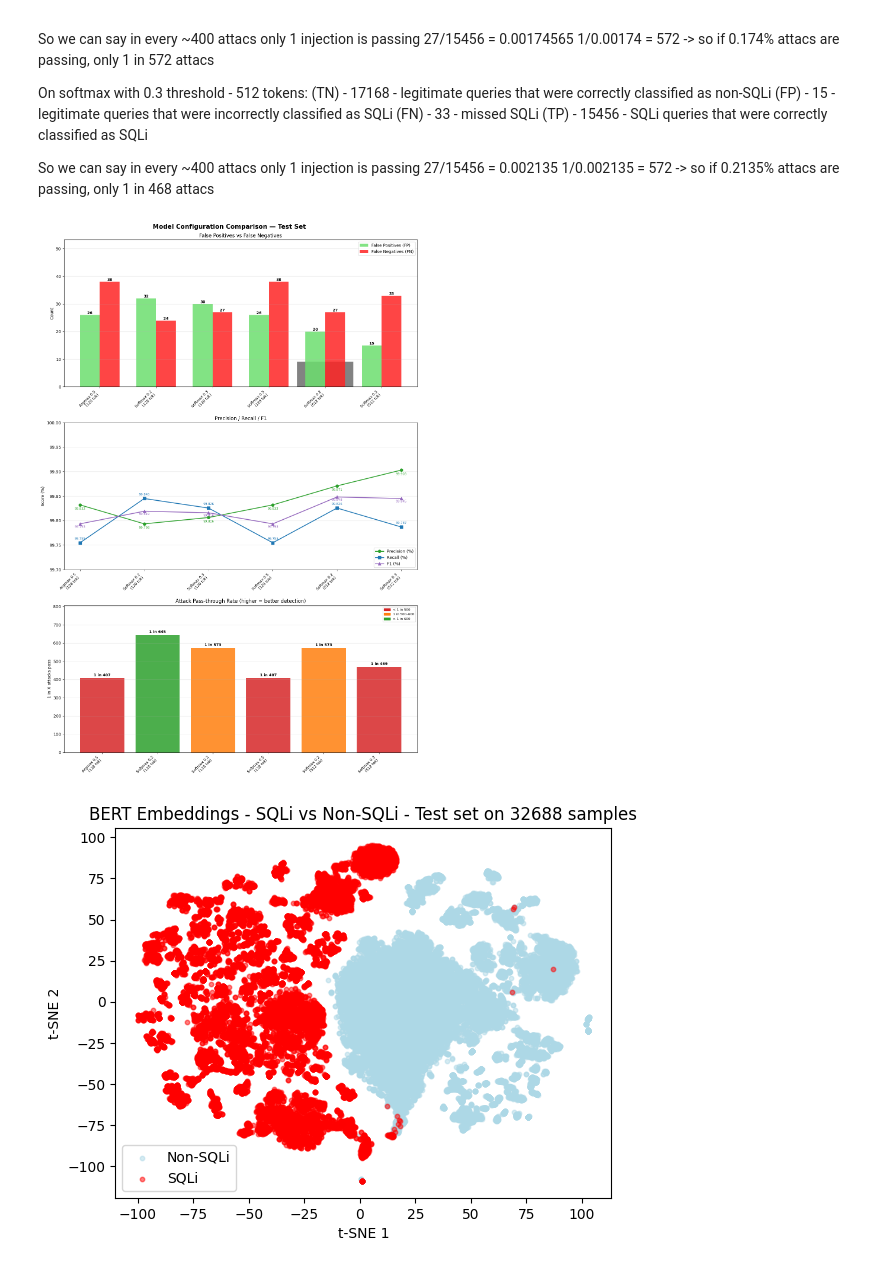
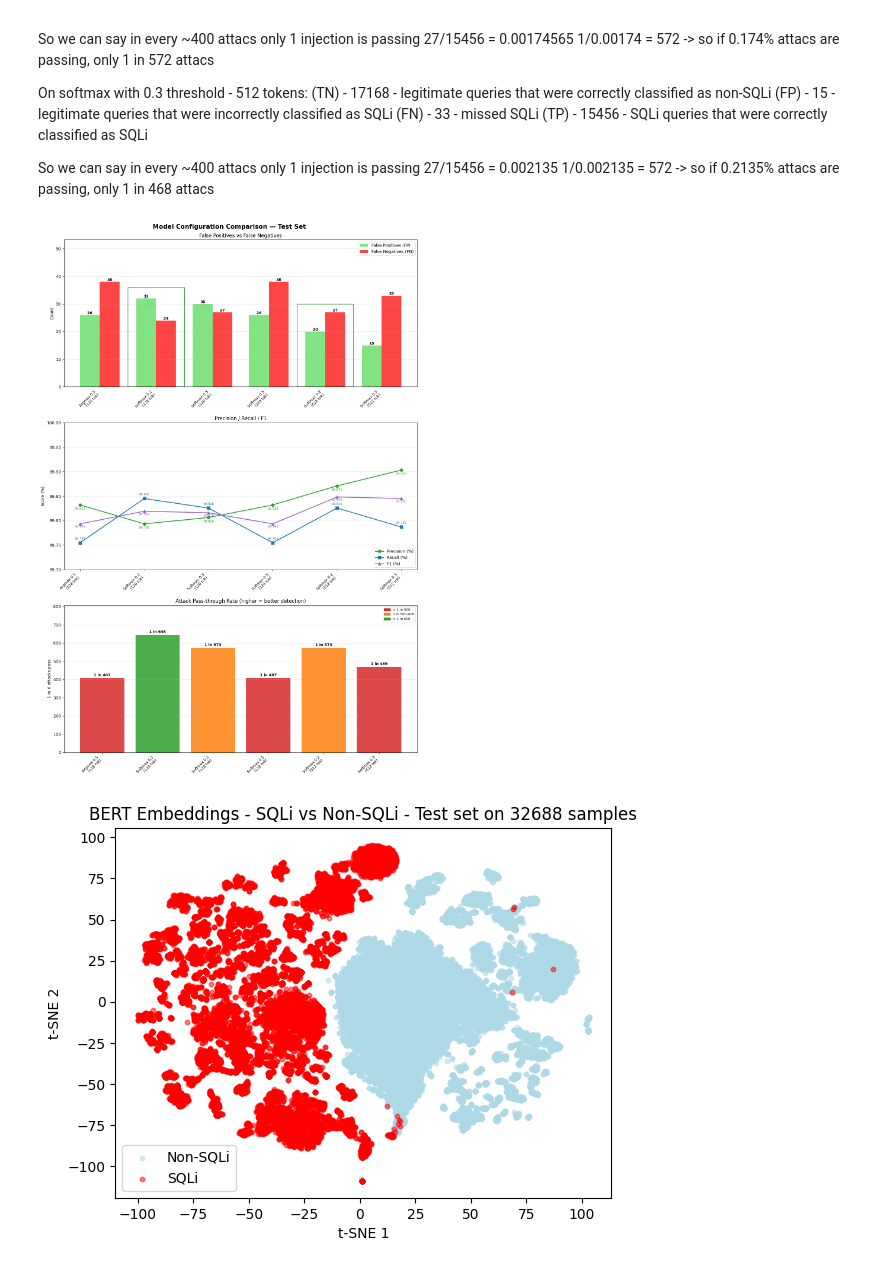
Before and after one commit to viserionnina/bert-sqli-detection, a Jupyter notebook: notebooks/training.ipynb, the cells around one changed output. Drawn from its saved outputs; the diff is of its cells as text; code cells hidden in the pictures.

Commit message:
Added visual preferable models w. appointed thresholds

```diff
--- a/notebooks/training.ipynb
+++ b/notebooks/training.ipynb
@@ -720,7 +720,9 @@ b2 = ax[0].bar(x + w/2, fns, w, label='False Negatives (FN)', color="#fe2424", a
 for bar in list(b1) + list(b2):
     ax[0].text(bar.get_x() + bar.get_width()/2, bar.get_height(), str(int(bar.get_height())), ha='center', va='bottom', fontsize=9, fontweight='bold')
     # Grey - (x, y_start), width, height in bottom left corner, width(x1-x2), height(y1-y2), zorder - goes below points
-    rect = Rectangle((3.5, 0), 1, 30, facecolor='grey', alpha=0.25, zorder=0, lw=1.5)
+    rect = Rectangle((3.5, 0), 1, 30, facecolor='green', alpha=0.15, zorder=0, lw=1.0, fill=None, edgecolor='green')
+    ax[0].add_patch(rect)
+    rect = Rectangle((0.5, 0), 1, 36, facecolor='green', alpha=0.15, zorder=0, lw=1.0, fill=None, edgecolor='green')
     ax[0].add_patch(rect)
 
 ax[0].set_xticks(x)
@@ -741,35 +743,35 @@ for i, (p, r, f) in enumerate(zip(precs, recs, f1s)):
     ax[1].text(i, f - 0.003, f'{f:.3f}', ha='center', va='top',    fontsize=7.5, color='#9467bd')
 ax[1].set_xticks(x);
 ax[1].set_xticklabels(labels, fontsize=9, rotation=45, ha='right',)
 ax[1].set_ylabel("Score (%)")
 ax[1].set_title("Precision / Recall / F1")
 ax[1].legend(loc='lower right')
 ax[1].set_ylim(99.7, 100.00)
 ax[1].grid(axis='y', alpha=0.3)
 
 #Plot 3: 1 in X attacks passing
 colors = ['#d62728' if v < 500 else '#ff7f0e' if v < 600 else '#2ca02c' for v in one_in_x]
 bars = ax[2].bar(x, one_in_x, color=colors, alpha=0.85, lw=0.5)
 for bar, val in zip(bars, one_in_x):
     ax[2].text(bar.get_x() + bar.get_width()/2, bar.get_height() + 5, f'1 in {int(val)}', ha='center', va='bottom', fontsize=9, fontweight='bold')
 ax[2].set_xticks(x)
 ax[2].set_xticklabels(labels, rotation=45, ha='right', fontsize=9)
 ax[2].set_ylabel("1 in X attacks pass")
 ax[2].set_title("Attack Pass-through Rate (higher = better detection)")
 ax[2].set_ylim(0, max(one_in_x) * 1.25)
 ax[2].grid(axis='y', alpha=0.3)
 legend_patches = [
     mpatches.Patch(color="#d62728", label='< 1 in 500'),
     mpatches.Patch(color='#ff7f0e', label='1 in 500–600'),
     mpatches.Patch(color='#2ca02c', label='> 1 in 600'),
 ]
 ax[2].legend(handles=legend_patches, fontsize=8)
 
 plt.tight_layout()
-plt.savefig('../results/model_comparison_test_set.png', dpi=300, bbox_inches='tight')
+plt.savefig('../results/model_comparison_test_set_labeled.png', dpi=300, bbox_inches='tight')
 plt.show()
 # %% [output]
-[figure, old version]
+[figure, new version]
 # %%
 #t-SNE visualization of BERT embeddings for the test set
 import matplotlib.pyplot as plt
```
Also changed, not shown: 1 other file.
